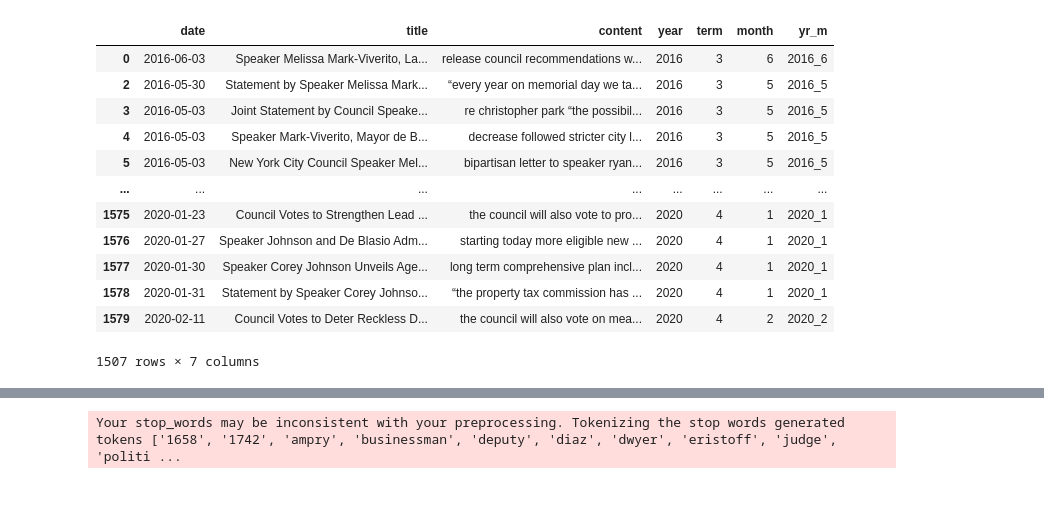
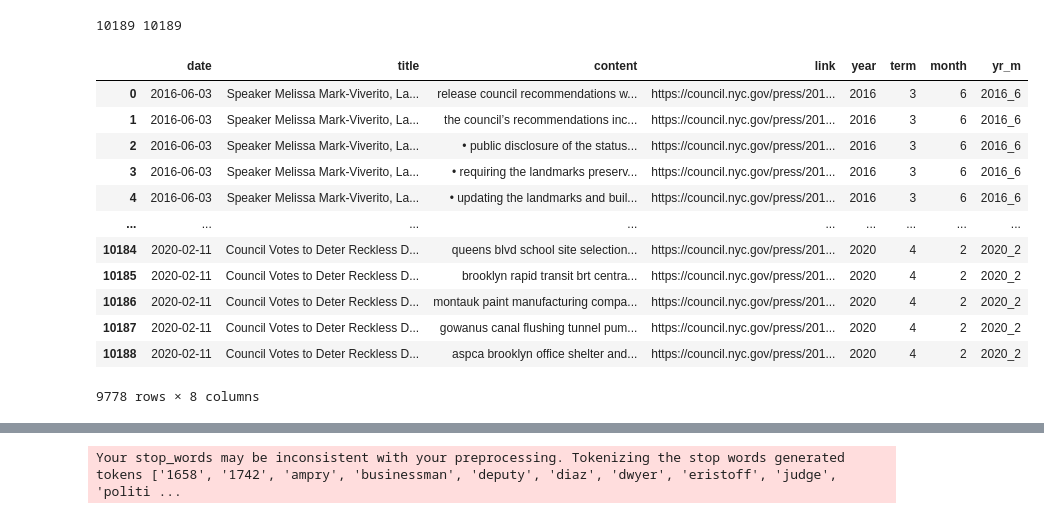
Before and after one commit to matsteele/nycitycouncilpl_dashboard, a Jupyter notebook: apply NLP models.ipynb, the cells around one changed output, grey strips where cells are left out. Cells and saved outputs as stored; diff of their text form; code cells hidden in the pictures.

Commit message:
structured all data for visualization

```diff
--- a/apply NLP models.ipynb
+++ b/apply NLP models.ipynb
@@ -31,7 +79,7 @@ df_gender = pickle.load(open( 'df_gender.pickle', "rb" ))
 contentArr =[]
 dateArr = []
 titleArr = []
-#this is for every row
+linksArr = []
 def destructureContent(row):
     content = row['content']
     contentSections_labeled = [ ]
@@ -43,53 +91,55 @@ def destructureContent(row):
             contentSections_labeled.append((True, eachSection)) # find subsections
     newSection = ''
     for eachSection in contentSections_labeled:
-#         print(eachSection)
-
         if not eachSection[0] and len(newSection.split(' ')) > 8: #if false and the last previous section is longer than 8
             contentArr.append(newSection)
             titleArr.append(row.title)
             dateArr.append(row.date)
+            linksArr.append(row.link)
             newSection = eachSection[1]
 
         else:  # make more restrictive (20 words)
             newSection += " " + eachSection[1]
-
+#     print(row.link)
     contentArr.append(newSection)
     titleArr.append(row.title)
     dateArr.append(row.date)
+    linksArr.append(row.link)
+
 
 df2.apply(destructureContent, axis=1)
-df3 = pd.DataFrame({ 'date': dateArr, 'title': titleArr , 'content':contentArr,   })
+df3 = pd.DataFrame({ 'date': dateArr, 'title': titleArr , 'content':contentArr, 'link':linksArr, })
+# %% [output]
+10189 10189
 # %%
 def parse(df):
     alphanumeric = lambda x: re.sub(r'\w*\d\w*', ' ', x) # removes numbers
     punc_lower = lambda x: re.sub('[%s]' % re.escape(string.punctuation), ' ', x.lower()) #removes punctuation
     no_nxt_line = lambda x: re.sub('#', ' ', x.lower()) #remove hash
     no_nxt_line = lambda x: re.sub('\n', ' ', x.lower()) #remove next lines
 
     df['content'] = df.content.map(alphanumeric).map(punc_lower).map(no_nxt_line)
     #convert date
     df['date'] = pd.to_datetime(df['date'])
     df['year'] = df['date'].dt.year
     df['term'] = df['year'].apply(lambda x: (int(x) - 2001) // 4)
     df['month'] = df['date'].dt.month
     df['yr_m'] =  df['year'].astype(str) + "_" + df['month'].astype(str)
     df = df[df['content'].str.len() > 30]
     return df
 
 parse(df3)
-parse(df2)
 # %% [output]
-|  | date | title | content | year | term | month | yr_m |
-| 0 | 2016-06-03 | Speaker Melissa Mark-Viverito, La... | release council recommendations w... | 2016 | 3 | 6 | 2016_6 |
-| 2 | 2016-05-30 | Statement by Speaker Melissa Mark... | “every year on memorial day we ta... | 2016 | 3 | 5 | 2016_5 |
-| 3 | 2016-05-03 | Joint Statement by Council Speake... | re christopher park “the possibil... | 2016 | 3 | 5 | 2016_5 |
-| 4 | 2016-05-03 | Speaker Mark-Viverito, Mayor de B... | decrease followed stricter city l... | 2016 | 3 | 5 | 2016_5 |
-| 5 | 2016-05-03 | New York City Council Speaker Mel... | bipartisan letter to speaker ryan... | 2016 | 3 | 5 | 2016_5 |
-| ... | ... | ... | ... | ... | ... | ... | ... |
-| 1575 | 2020-01-23 | Council Votes to Strengthen Lead ... | the council will also vote to pro... | 2020 | 4 | 1 | 2020_1 |
-| 1576 | 2020-01-27 | Speaker Johnson and De Blasio Adm... | starting today more eligible new ... | 2020 | 4 | 1 | 2020_1 |
-| 1577 | 2020-01-30 | Speaker Corey Johnson Unveils Age... | long term comprehensive plan incl... | 2020 | 4 | 1 | 2020_1 |
-| 1578 | 2020-01-31 | Statement by Speaker Corey Johnso... | “the property tax commission has ... | 2020 | 4 | 1 | 2020_1 |
-| 1579 | 2020-02-11 | Council Votes to Deter Reckless D... | the council will also vote on mea... | 2020 | 4 | 2 | 2020_2 |
+|  | date | title | content | link | year | term | month | yr_m |
+| 0 | 2016-06-03 | Speaker Melissa Mark-Viverito, La... | release council recommendations w... | https://council.nyc.gov/press/201... | 2016 | 3 | 6 | 2016_6 |
+| 1 | 2016-06-03 | Speaker Melissa Mark-Viverito, La... | the council’s recommendations inc... | https://council.nyc.gov/press/201... | 2016 | 3 | 6 | 2016_6 |
+| 2 | 2016-06-03 | Speaker Melissa Mark-Viverito, La... | • public disclosure of the status... | https://council.nyc.gov/press/201... | 2016 | 3 | 6 | 2016_6 |
+| 3 | 2016-06-03 | Speaker Melissa Mark-Viverito, La... | • requiring the landmarks preserv... | https://council.nyc.gov/press/201... | 2016 | 3 | 6 | 2016_6 |
+| 4 | 2016-06-03 | Speaker Melissa Mark-Viverito, La... | • updating the landmarks and buil... | https://council.nyc.gov/press/201... | 2016 | 3 | 6 | 2016_6 |
+| ... | ... | ... | ... | ... | ... | ... | ... | ... |
+| 10184 | 2020-02-11 | Council Votes to Deter Reckless D... | queens blvd school site selection... | https://council.nyc.gov/press/201... | 2020 | 4 | 2 | 2020_2 |
+| 10185 | 2020-02-11 | Council Votes to Deter Reckless D... | brooklyn rapid transit brt centra... | https://council.nyc.gov/press/201... | 2020 | 4 | 2 | 2020_2 |
+| 10186 | 2020-02-11 | Council Votes to Deter Reckless D... | montauk paint manufacturing compa... | https://council.nyc.gov/press/201... | 2020 | 4 | 2 | 2020_2 |
+| 10187 | 2020-02-11 | Council Votes to Deter Reckless D... | gowanus canal flushing tunnel pum... | https://council.nyc.gov/press/201... | 2020 | 4 | 2 | 2020_2 |
+| 10188 | 2020-02-11 | Council Votes to Deter Reckless D... | aspca brooklyn office shelter and... | https://council.nyc.gov/press/201... | 2020 | 4 | 2 | 2020_2 |
-1507 rows × 7 columns
+9778 rows × 8 columns
```
Also changed, not shown: parts of 27 cells of this notebook, 12 other files.
